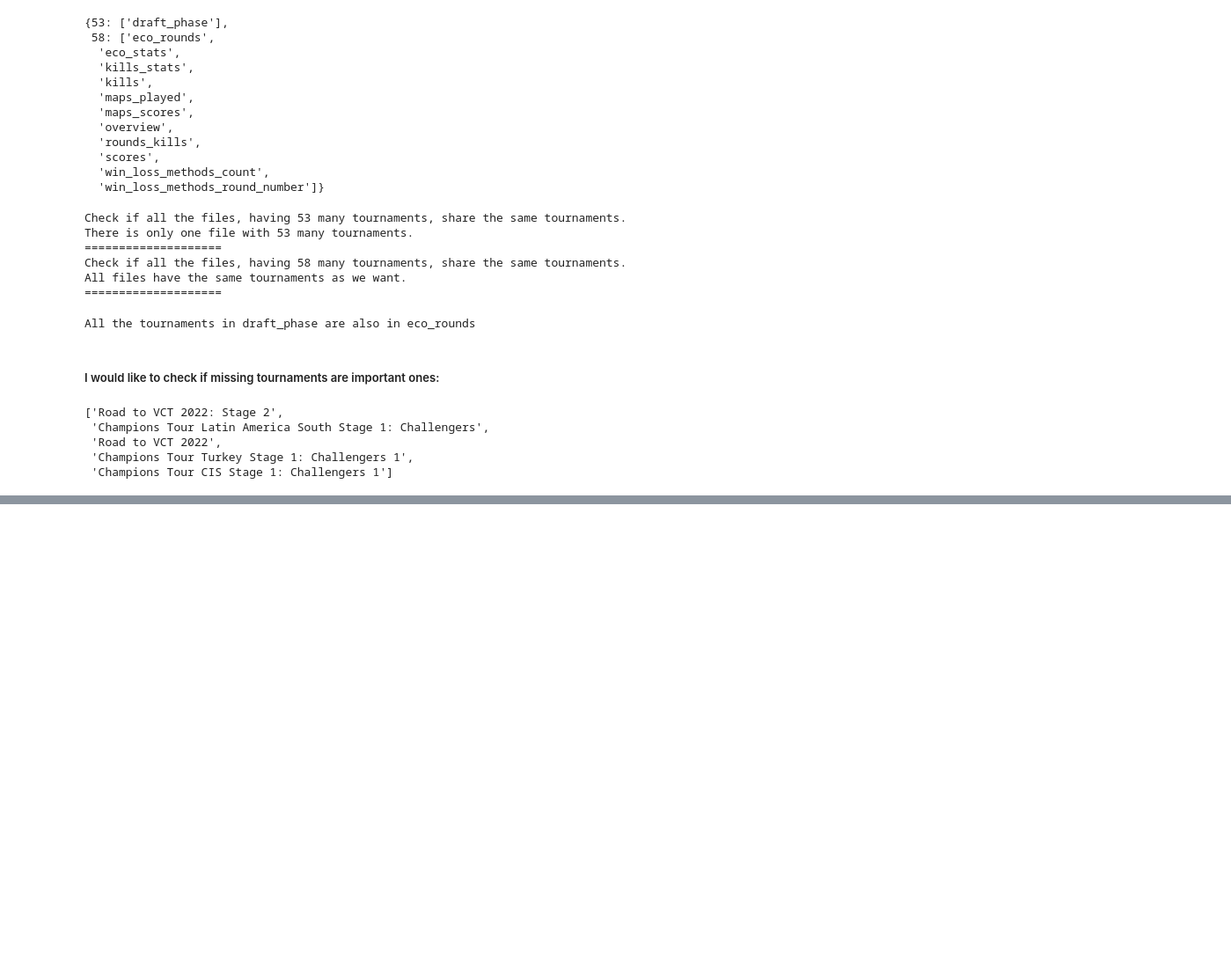
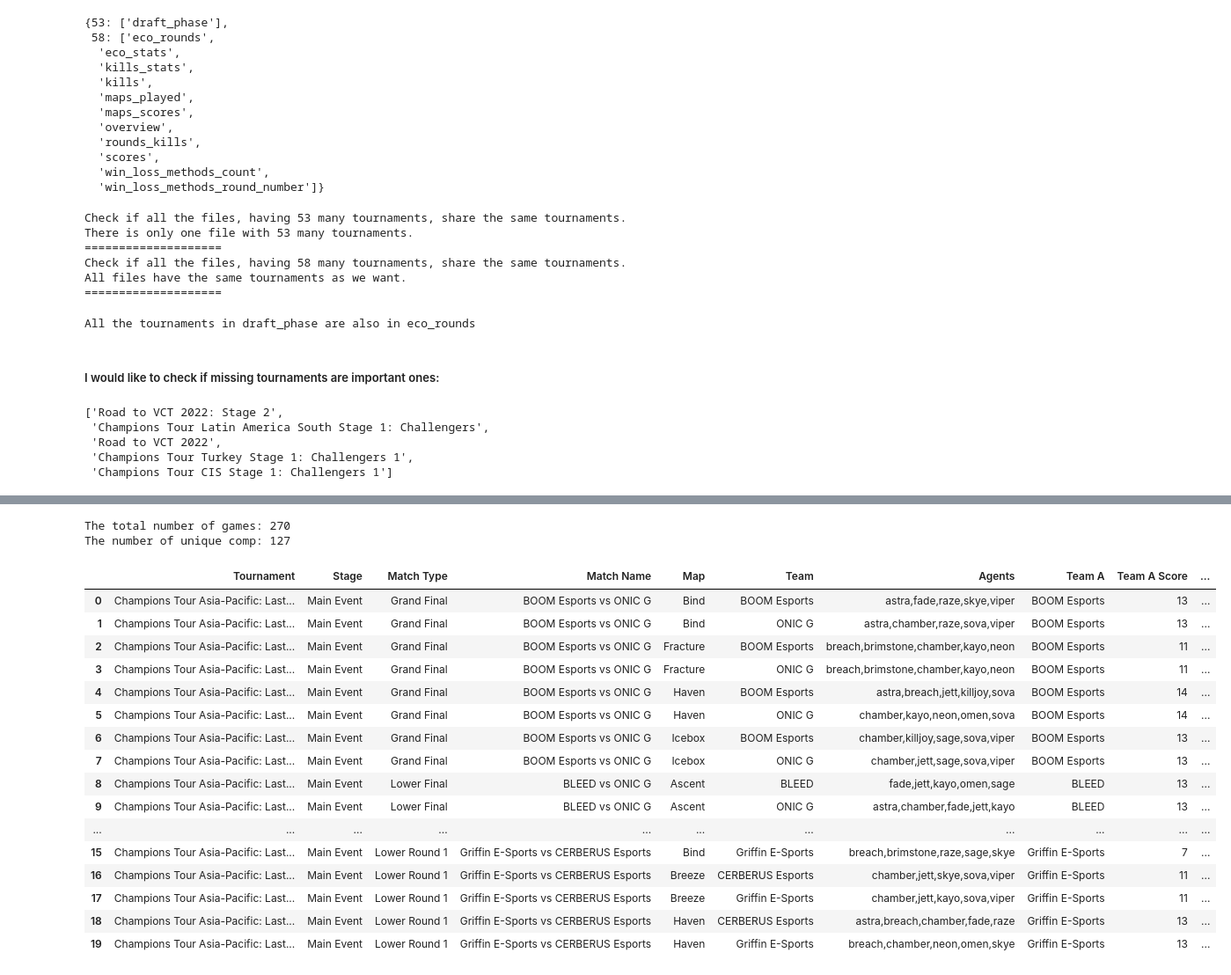
Before and after one commit to ahrlim/vct-erdos-project, a Jupyter notebook: notebooks/vct_2022_data_cleaning.ipynb, the cells around one changed output, grey strips where cells are left out. Shown: that part at 88% size. Cells and saved outputs as stored; diff of their text form; code cells hidden in the pictures; blank space fills up the shorter version.

Commit message:
team composition exploration

```diff
--- a/notebooks/vct_2022_data_cleaning.ipynb
+++ b/notebooks/vct_2022_data_cleaning.ipynb
@@ -135,0 +193,8 @@ not_in_the_other(tournaments["eco_rounds"], tournaments["draft_phase"])
+# %%
+ind1 = overview.Tournament.isin(champions)
+ind2 = (overview.Map != "All Maps")
+ind3 = (overview.Side == "both")
+
+ind = (ind1 & ind2 & ind3)
+vct_champions_2022_agent_sel_with_no_result = overview[ind][["Tournament", "Stage", "Match Type", "Match Name", "Map", "Team", "Agents"]]
+vct_champions_2022_agent_sel_with_no_result
@@ -135,0 +215,5 @@ not_in_the_other(tournaments["eco_rounds"], tournaments["draft_phase"])
+# %%
+vct_champions_2022_comps_with_no_result = vct_champions_2022_agent_sel_with_no_result.groupby(
+                                    ["Tournament", "Stage", "Match Type", "Match Name", "Map", "Team"], as_index=False).agg(lambda x: ",".join(sorted(list(x))))
+
+vct_champions_2022_comps_with_no_result
@@ -135,0 +234,7 @@ not_in_the_other(tournaments["eco_rounds"], tournaments["draft_phase"])
+# %%
+maps_scores = pd.read_csv("../data/vct_2022/matches/maps_scores.csv")
+maps_scores
+cham_ind_maps_scores = maps_scores.Tournament.isin(champions)
+vct_champions_2022_maps_scores = maps_scores[cham_ind_maps_scores][["Tournament", "Stage", "Match Type", "Match Name", "Map",
+                                                                "Team A", "Team A Score", "Team B", "Team B Score"]]
+vct_champions_2022_maps_scores
@@ -135,0 +255,29 @@ not_in_the_other(tournaments["eco_rounds"], tournaments["draft_phase"])
+# %%
+vct_champions_2022_team_comp = pd.merge(vct_champions_2022_comps_with_no_result, vct_champions_2022_maps_scores)
+# %%
+vct_champions_2022_team_comp["A win"] = (vct_champions_2022_team_comp["Team A Score"] > vct_champions_2022_team_comp["Team B Score"])
+vct_champions_2022_team_comp["B win"] = (vct_champions_2022_team_comp["Team B Score"] > vct_champions_2022_team_comp["Team A Score"])
+
+print("The total number of games:", len(vct_champions_2022_team_comp)//2)
+print("The number of unique comp:", len(vct_champions_2022_team_comp.Agents.unique()))
+vct_champions_2022_team_comp.head(20)
+# %% [output]
+The total number of games: 270
+The number of unique comp: 127
+|  | Tournament | Stage | Match Type | Match Name | Map | Team | Agents | Team A | Team A Score | ... |
+| 0 | Champions Tour Asia-Pacific: Last... | Main Event | Grand Final | BOOM Esports vs ONIC G | Bind | BOOM Esports | astra,fade,raze,skye,viper | BOOM Esports | 13 | ... |
+| 1 | Champions Tour Asia-Pacific: Last... | Main Event | Grand Final | BOOM Esports vs ONIC G | Bind | ONIC G | astra,chamber,raze,sova,viper | BOOM Esports | 13 | ... |
+| 2 | Champions Tour Asia-Pacific: Last... | Main Event | Grand Final | BOOM Esports vs ONIC G | Fracture | BOOM Esports | breach,brimstone,chamber,kayo,neon | BOOM Esports | 11 | ... |
+| 3 | Champions Tour Asia-Pacific: Last... | Main Event | Grand Final | BOOM Esports vs ONIC G | Fracture | ONIC G | breach,brimstone,chamber,kayo,neon | BOOM Esports | 11 | ... |
+| 4 | Champions Tour Asia-Pacific: Last... | Main Event | Grand Final | BOOM Esports vs ONIC G | Haven | BOOM Esports | astra,breach,jett,killjoy,sova | BOOM Esports | 14 | ... |
+| 5 | Champions Tour Asia-Pacific: Last... | Main Event | Grand Final | BOOM Esports vs ONIC G | Haven | ONIC G | chamber,kayo,neon,omen,sova | BOOM Esports | 14 | ... |
+| 6 | Champions Tour Asia-Pacific: Last... | Main Event | Grand Final | BOOM Esports vs ONIC G | Icebox | BOOM Esports | chamber,killjoy,sage,sova,viper | BOOM Esports | 13 | ... |
+| 7 | Champions Tour Asia-Pacific: Last... | Main Event | Grand Final | BOOM Esports vs ONIC G | Icebox | ONIC G | chamber,jett,sage,sova,viper | BOOM Esports | 13 | ... |
+| 8 | Champions Tour Asia-Pacific: Last... | Main Event | Lower Final | BLEED vs ONIC G | Ascent | BLEED | fade,jett,kayo,omen,sage | BLEED | 13 | ... |
+| 9 | Champions Tour Asia-Pacific: Last... | Main Event | Lower Final | BLEED vs ONIC G | Ascent | ONIC G | astra,chamber,fade,jett,kayo | BLEED | 13 | ... |
+| ... | ... | ... | ... | ... | ... | ... | ... | ... | ... | ... |
+| 15 | Champions Tour Asia-Pacific: Last... | Main Event | Lower Round 1 | Griffin E-Sports vs CERBERUS Esports | Bind | Griffin E-Sports | breach,brimstone,raze,sage,skye | Griffin E-Sports | 7 | ... |
+| 16 | Champions Tour Asia-Pacific: Last... | Main Event | Lower Round 1 | Griffin E-Sports vs CERBERUS Esports | Breeze | CERBERUS Esports | chamber,jett,skye,sova,viper | Griffin E-Sports | 11 | ... |
+| 17 | Champions Tour Asia-Pacific: Last... | Main Event | Lower Round 1 | Griffin E-Sports vs CERBERUS Esports | Breeze | Griffin E-Sports | chamber,jett,kayo,sova,viper | Griffin E-Sports | 11 | ... |
+| 18 | Champions Tour Asia-Pacific: Last... | Main Event | Lower Round 1 | Griffin E-Sports vs CERBERUS Esports | Haven | CERBERUS Esports | astra,breach,chamber,fade,raze | Griffin E-Sports | 13 | ... |
+| 19 | Champions Tour Asia-Pacific: Last... | Main Event | Lower Round 1 | Griffin E-Sports vs CERBERUS Esports | Haven | Griffin E-Sports | breach,chamber,neon,omen,skye | Griffin E-Sports | 13 | ... |
```
Also changed, not shown: parts of 28 cells of this notebook, 4 other files.
